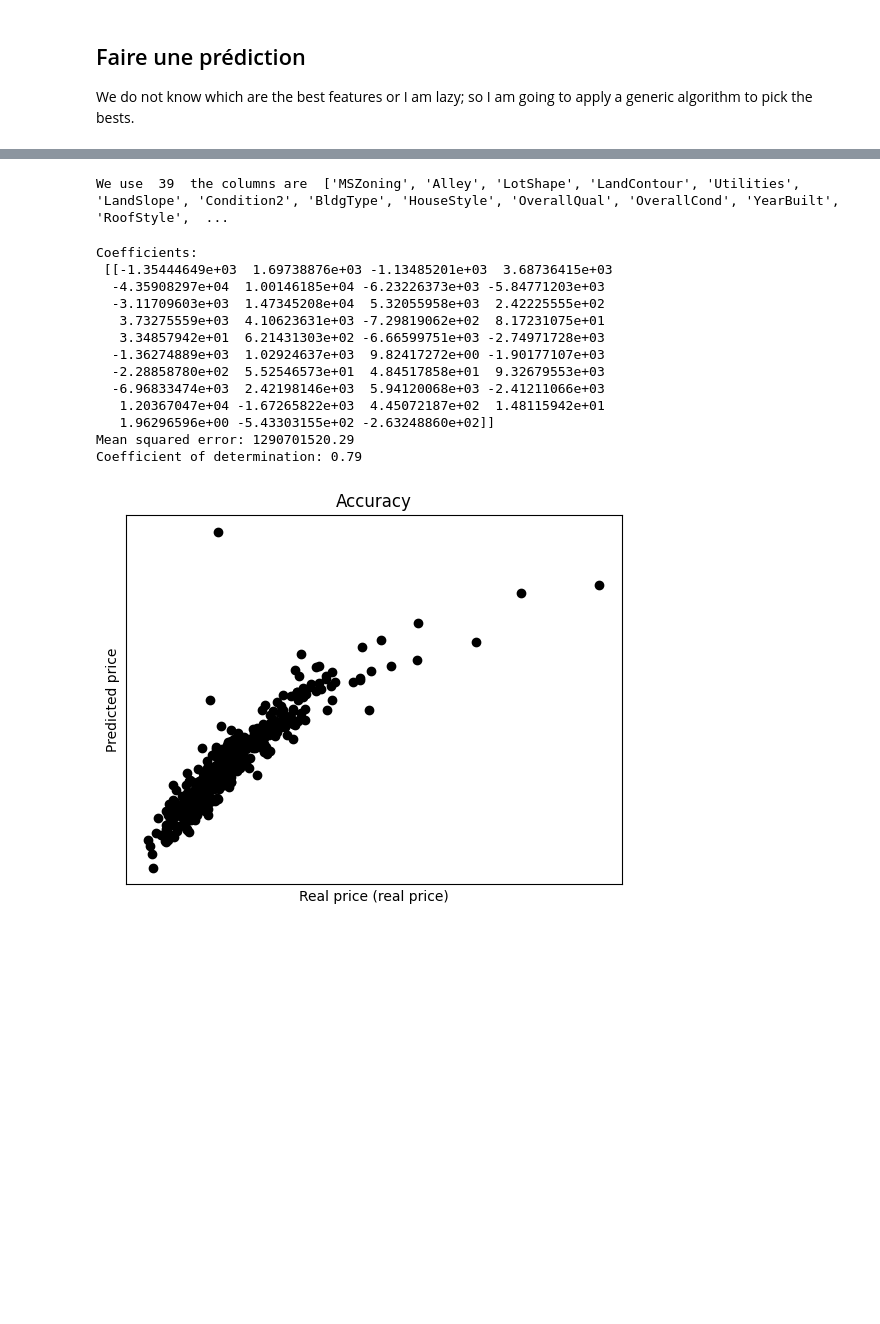
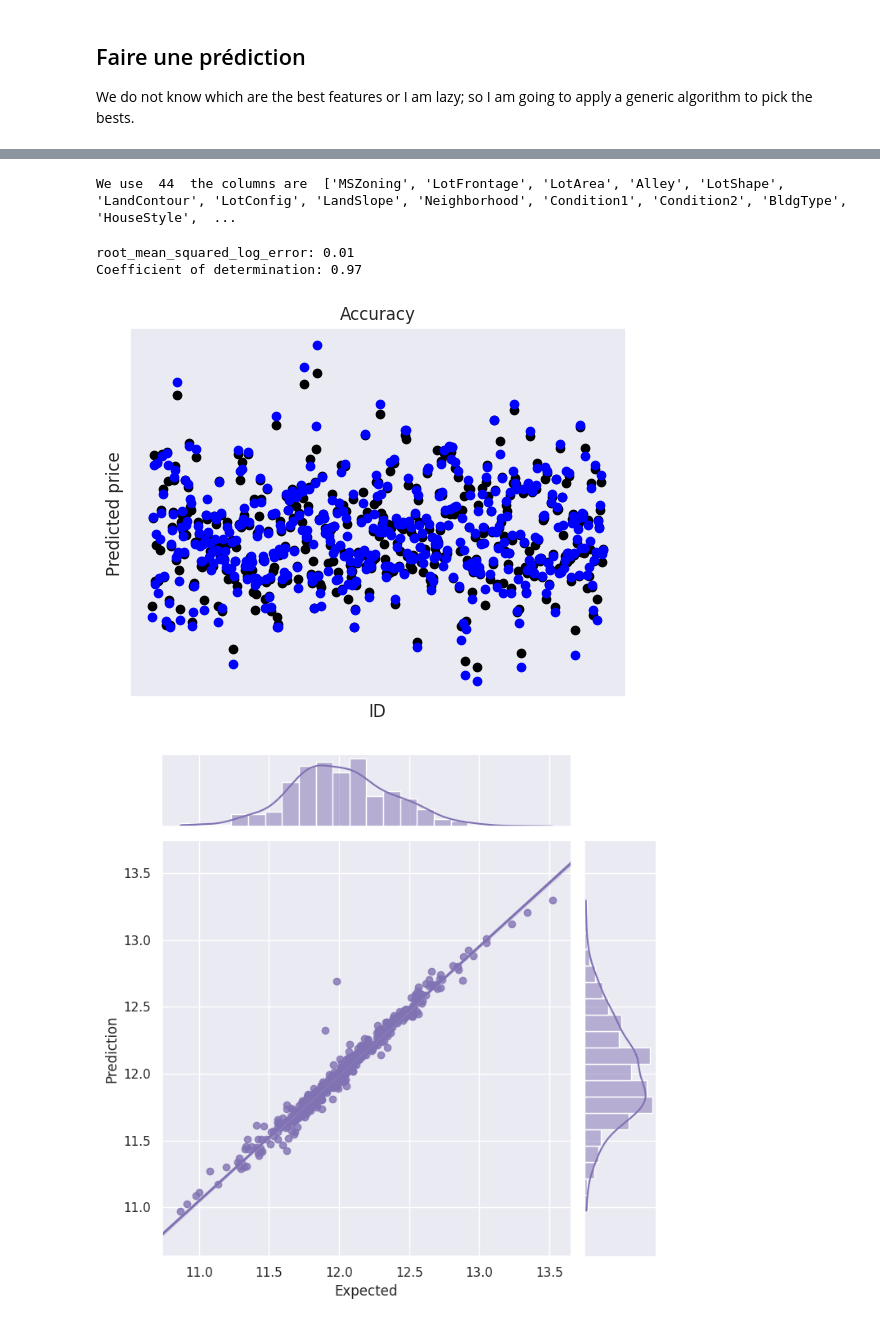
Before and after one commit to sleroy/ml, a Jupyter notebook: LinearReg.ipynb, the cells around one changed output, grey strips where cells are left out. Drawn from its saved outputs; the diff is of its cells as text; code cells hidden in the pictures; blank space fills up the shorter version.

```diff
--- a/LinearReg.ipynb
+++ b/LinearReg.ipynb
@@ -97,7 +97,7 @@ train_X.head()
 | 4 | 60 | RL | 84.0 | 14260 | Pave | NaN | IR1 | Lvl | AllPub | ... |
 5 rows × 79 columns
 # %%
-train_y =  train.loc[:, ["SalePrice"] ]
+train_y =  np.log(train.loc[:, ["SalePrice"] ])
 # %%
 train_y.head()
 # %% [output]
@@ -268,11 +408,10 @@ def fit_model(retainedColumns: list, x, y):
 We do not know which are the best features or I am lazy; so I am going to apply a generic algorithm to pick the bests.
 # %%
 import pygad
-from sklearn.metrics import accuracy_score, f1_score, precision_score, recall_score, classification_report, confusion_matrix
 
 
-split_features_X_df, valid_features_X_df = train_test_split(train_norm_X_df, test_size=0.2, shuffle=False)
-split_categ_y_df, valid_categ_y_df = train_test_split(train_y, test_size=0.2, shuffle=False)
+split_features_X_df, valid_features_X_df = train_test_split(train_norm_X_df, test_size=0.3, shuffle=False)
+split_categ_y_df, valid_categ_y_df = train_test_split(train_y, test_size=0.3, shuffle=False)
 
 columns = split_features_X_df.columns[1: ]
 print(columns)
@@ -297,7 +436,7 @@ def fitness_func(ga_instance, solution, solution_idx):
     # The coefficients
     #print("Coefficients: \n", model.coef_)
     # The mean squared error
-    print("Mean squared error: %.2f" % mean_squared_error(y_test, y_pred))
+    print("root_mean_squared_log_error: %.2f" % root_mean_squared_log_error(y_test, y_pred))
     # The coefficient of determination: 1 is perfect prediction
     r2 = r2_score(y_test, y_pred)
     print("Coefficient of determination / r2score: %.2f" % r2)
@@ -333,7 +476,7 @@ Coefficient of determination / r2score: 0.63
 
 fitness_function = fitness_func
 
-num_generations = 50
+num_generations = 10
 num_parents_mating = 4
 
 sol_per_pop = 8
@@ -348,7 +491,7 @@ keep_parents = 1
 crossover_type = "single_point"
 
 mutation_type = "random"
-mutation_percent_genes = 13
+mutation_percent_genes = 10
 
 ga_instance = pygad.GA(num_generations=num_generations,
                        num_parents_mating=num_parents_mating,
@@ -402,49 +553,52 @@ regr = fit_model(retained_columns,  train_norm_X_df[retained_columns], train_y )
 test_normalized_retained_X = test_norm_X_df[retained_columns]
 house_y_pred = regr.predict(test_normalized_retained_X)
 # Add predictions to the DataFrame
-test['SalePrice'] = house_y_pred
+test['SalePrice'] = np.exp(house_y_pred)
 
 submission_df = test[['Id', 'SalePrice']]  # Adjust column names as needed
 submission_df.to_csv('submission.csv', index=False)
 # %% [output]
-We use  39  the columns are  ['MSZoning', 'Alley', 'LotShape', 'LandContour', 'Utilities', 'LandSlope', 'Condition2', 'BldgType', 'HouseStyle', 'OverallQual', 'OverallCond', 'YearBuilt', 'RoofStyle',  ...
+We use  44  the columns are  ['MSZoning', 'LotFrontage', 'LotArea', 'Alley', 'LotShape', 'LandContour', 'LotConfig', 'LandSlope', 'Neighborhood', 'Condition1', 'Condition2', 'BldgType', 'HouseStyle',  ...
 # %%
 ## Compute Accuracy
 y_pred = regr.predict(valid_features_X_df[retained_columns])
 y_test = valid_categ_y_df
 
 
 # The coefficients
-print("Coefficients: \n", regr.coef_)
+#print("Coefficients: \n", regr.coef_)
 # The mean squared error
-print("Mean squared error: %.2f" % mean_squared_error(y_test, y_pred))
+print("root_mean_squared_log_error: %.2f" % root_mean_squared_log_error(y_test, y_pred))
 # The coefficient of determination: 1 is perfect prediction
 print("Coefficient of determination: %.2f" % r2_score(y_test, y_pred))
 
 # Plot outputs
-plt.scatter(y_test, y_pred, color="black")
+plt.scatter(valid_features_X_df.index, y_pred, color="black")
+plt.scatter(valid_features_X_df.index, y_test, color="blue")
+#plt.scatter(train["Id"], y_test, color="blue")
 #plt.plot(test_features_X_df,  test_predicted_Y_df, color="blue", linewidth=3)
 
 plt.xticks(())
 plt.yticks(())
 plt.tick_params(axis='both', labelsize=12, width=2, length=5)  # Style
 
-plt.xlabel('Real price (real price)')
+plt.xlabel('ID')
 plt.ylabel('Predicted price')
 plt.title('Accuracy')
 plt.show()
+
+
+sns.set_theme(style="darkgrid")
+
+data = valid_features_X_df.copy()
+data["Prediction" ] = y_pred
+data["Expected" ] = y_test
+data["id"] = data.index
+g = sns.jointplot(x="Expected", y="Prediction", data=data,
+                  kind="reg", truncate=False,
+                  color="m", height=7)
 # %% [output]
-Coefficients:
- [[-1.35444649e+03  1.69738876e+03 -1.13485201e+03  3.68736415e+03
-  -4.35908297e+04  1.00146185e+04 -6.23226373e+03 -5.84771203e+03
-  -3.11709603e+03  1.47345208e+04  5.32055958e+03  2.42225555e+02
-   3.73275559e+03  4.10623631e+03 -7.29819062e+02  8.17231075e+01
-   3.34857942e+01  6.21431303e+02 -6.66599751e+03 -2.74971728e+03
-  -1.36274889e+03  1.02924637e+03  9.82417272e+00 -1.90177107e+03
-  -2.28858780e+02  5.52546573e+01  4.84517858e+01  9.32679553e+03
-  -6.96833474e+03  2.42198146e+03  5.94120068e+03 -2.41211066e+03
-   1.20367047e+04 -1.67265822e+03  4.45072187e+02  1.48115942e+01
-   1.96296596e+00 -5.43303155e+02 -2.63248860e+02]]
-Mean squared error: 1290701520.29
-Coefficient of determination: 0.79
+root_mean_squared_log_error: 0.01
+Coefficient of determination: 0.97
-[figure, old version]
+[figure, new version]
+[figure, added]
```
Also changed, not shown: parts of 11 cells of this notebook, 1 other file.
